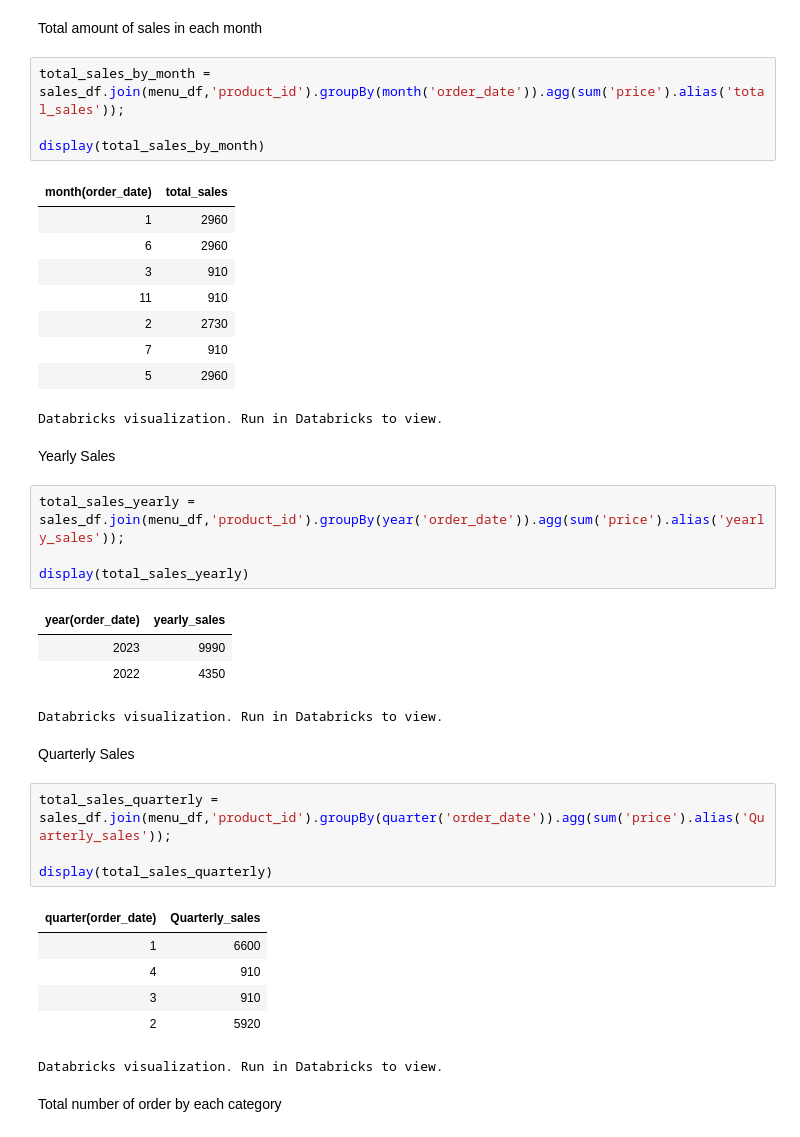
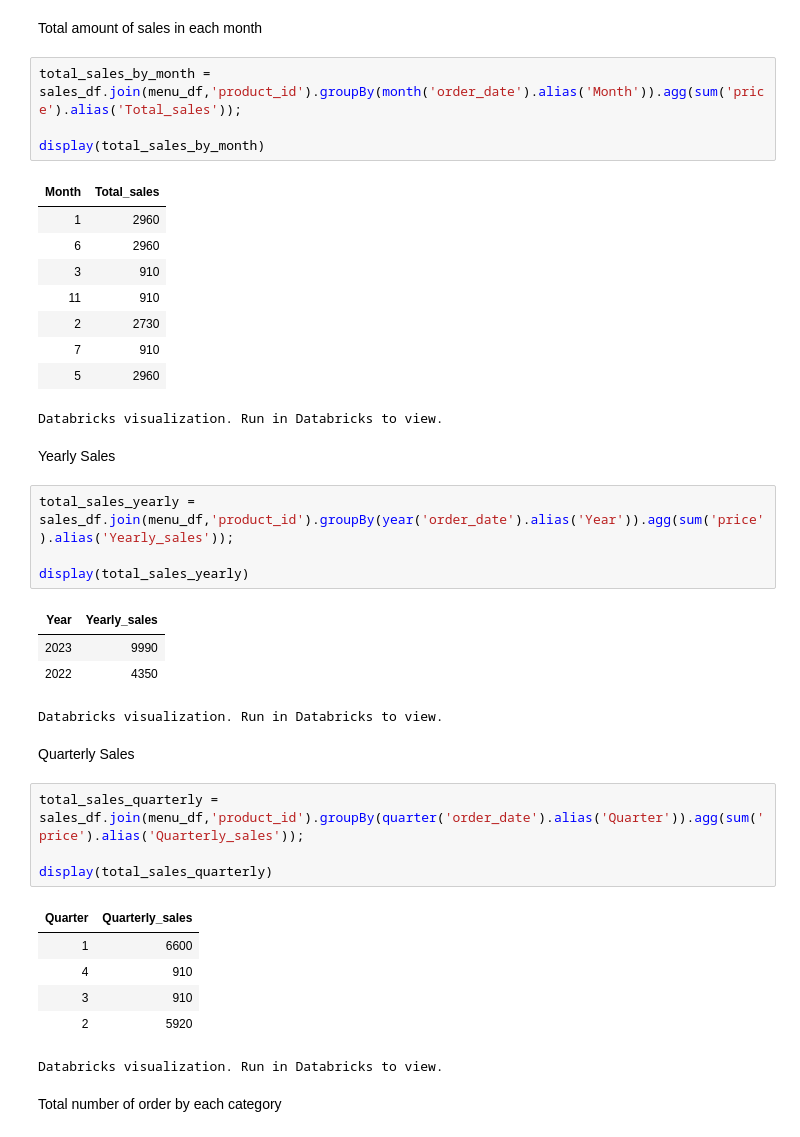
Before and after one commit to prve17/Sales-Data-Analysis-using-PySpark, a Jupyter notebook: Sales Analysis.ipynb, the cells around one changed output. Drawn from its saved outputs; the diff is of its cells as text.

```diff
--- a/Sales Analysis.ipynb
+++ b/Sales Analysis.ipynb
@@ -240,11 +240,11 @@ Databricks visualization. Run in Databricks to view.
 # %% [markdown]
 Total amount of sales in each month
 # %%
-total_sales_by_month = sales_df.join(menu_df,'product_id').groupBy(month('order_date')).agg(sum('price').alias('total_sales'));
+total_sales_by_month = sales_df.join(menu_df,'product_id').groupBy(month('order_date').alias('Month')).agg(sum('price').alias('Total_sales'));
 
 display(total_sales_by_month)
 # %% [output]
-| month(order_date) | total_sales |
+| Month | Total_sales |
 | 1 | 2960 |
 | 6 | 2960 |
 | 3 | 910 |
@@ -256,22 +256,22 @@ Databricks visualization. Run in Databricks to view.
 # %% [markdown]
 Yearly Sales
 # %%
-total_sales_yearly = sales_df.join(menu_df,'product_id').groupBy(year('order_date')).agg(sum('price').alias('yearly_sales'));
+total_sales_yearly = sales_df.join(menu_df,'product_id').groupBy(year('order_date').alias('Year')).agg(sum('price').alias('Yearly_sales'));
 
 display(total_sales_yearly)
 # %% [output]
-| year(order_date) | yearly_sales |
+| Year | Yearly_sales |
 | 2023 | 9990 |
 | 2022 | 4350 |
 Databricks visualization. Run in Databricks to view.
 # %% [markdown]
 Quarterly Sales
 # %%
-total_sales_quarterly = sales_df.join(menu_df,'product_id').groupBy(quarter('order_date')).agg(sum('price').alias('Quarterly_sales'));
+total_sales_quarterly = sales_df.join(menu_df,'product_id').groupBy(quarter('order_date').alias('Quarter')).agg(sum('price').alias('Quarterly_sales'));
 
 display(total_sales_quarterly)
 # %% [output]
-| quarter(order_date) | Quarterly_sales |
+| Quarter | Quarterly_sales |
 | 1 | 6600 |
 | 4 | 910 |
 | 3 | 910 |
```
